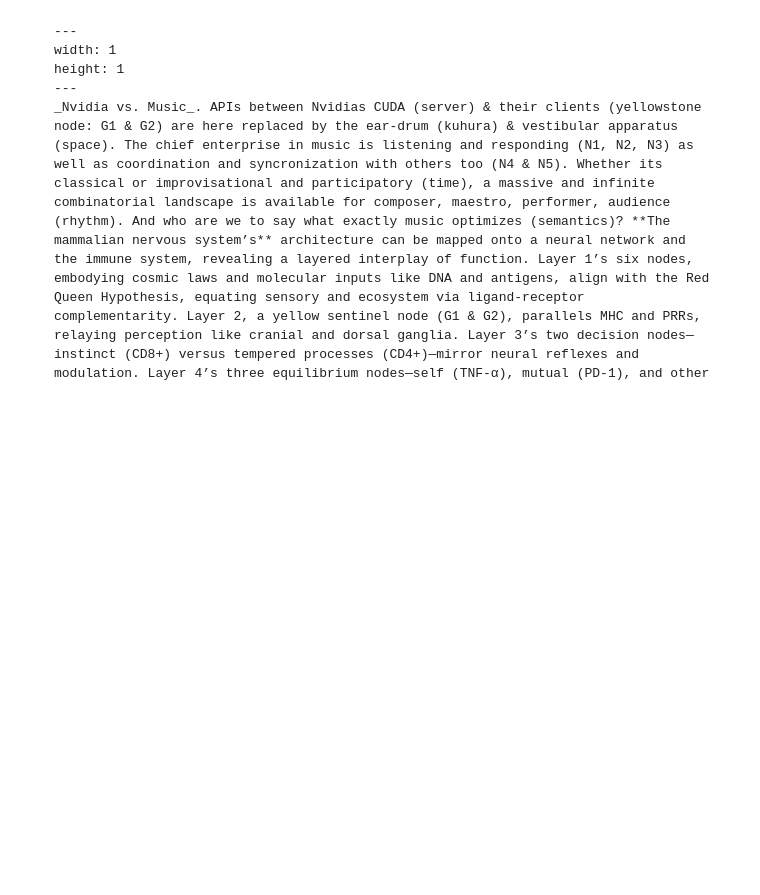
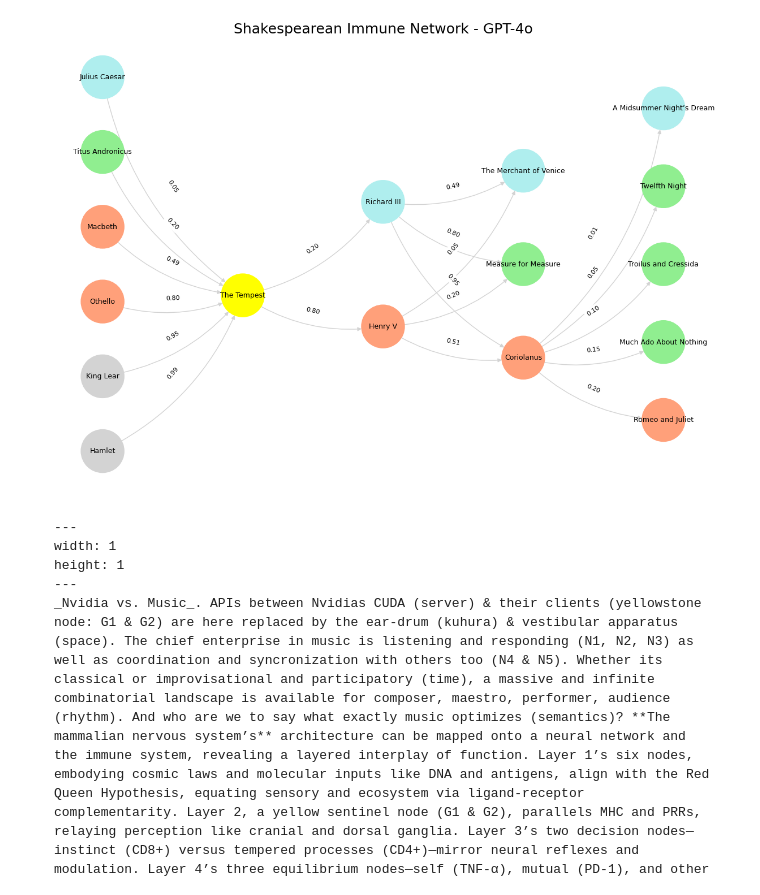
Before and after one commit to abikesa/github, a Jupyter notebook: kitabo/ensi/_build/jupyter_execute/act3/part1/part1_1.ipynb, the cells around one changed output. Drawn from its saved outputs; the diff is of its cells as text; code cells hidden in the pictures; blank space fills up the shorter version.

````diff
--- a/kitabo/ensi/_build/jupyter_execute/act3/part1/part1_1.ipynb
+++ b/kitabo/ensi/_build/jupyter_execute/act3/part1/part1_1.ipynb
@@ -140,3 +30,102 @@ visualize_nn()
+# %%
+import numpy as np
+import matplotlib.pyplot as plt
+import networkx as nx
+
+# Define the Shakespearean immune network layers
+def define_layers():
+    return {
+        'Suis': ['Hamlet', 'King Lear', 'Othello', 'Macbeth', 'Titus Andronicus', 'Julius Caesar'],
+        'Voir': ['The Tempest'],
+        'Choisis': ['Henry V', 'Richard III'],
+        'Deviens': ['Coriolanus', 'Measure for Measure', 'The Merchant of Venice'],
+        "M'élève": ['Romeo and Juliet', 'Much Ado About Nothing', 'Troilus and Cressida', 'Twelfth Night', 'A Midsummer Night’s Dream']
+    }
+
+# Define the weighting function
+def weight_function(noise, signal):
+    return 1 / (1 + noise / signal)
+
+# Assign colors to nodes
+def assign_colors():
+    color_map = {
+        'yellow': ['The Tempest'],
+        'paleturquoise': ['Julius Caesar', 'Richard III', 'The Merchant of Venice', 'A Midsummer Night’s Dream'],
+        'lightgreen': ['Titus Andronicus', 'Measure for Measure', 'Much Ado About Nothing', 'Twelfth Night', 'Troilus and Cressida'],
+        'lightsalmon': ['Othello', 'Macbeth', 'Henry V', 'Coriolanus', 'Romeo and Juliet'],
+    }
+    return {node: color for color, nodes in color_map.items() for node in nodes}
+
+# Define edges and assign weights dynamically
+def define_edges():
+    base_weights = {
+        ('Hamlet', 'The Tempest'): (1, 99),
+        ('King Lear', 'The Tempest'): (5, 95),
+        ('Othello', 'The Tempest'): (20, 80),
+        ('Macbeth', 'The Tempest'): (51, 49),
+        ('Titus Andronicus', 'The Tempest'): (80, 20),
+        ('Julius Caesar', 'The Tempest'): (95, 5),
+        ('The Tempest', 'Henry V'): (20, 80),
+        ('The Tempest', 'Richard III'): (80, 20),
+        ('Henry V', 'Coriolanus'): (49, 51),
+        ('Henry V', 'Measure for Measure'): (80, 20),
+        ('Henry V', 'The Merchant of Venice'): (95, 5),
+        ('Richard III', 'Coriolanus'): (5, 95),
+        ('Richard III', 'Measure for Measure'): (20, 80),
+        ('Richard III', 'The Merchant of Venice'): (51, 49),
+        ('Coriolanus', 'Romeo and Juliet'): (80, 20),
+        ('Coriolanus', 'Much Ado About Nothing'): (85, 15),
+        ('Coriolanus', 'Troilus and Cressida'): (90, 10),
+        ('Coriolanus', 'Twelfth Night'): (95, 5),
+        ('Coriolanus', 'A Midsummer Night’s Dream'): (99, 1),
+    }
+    return {(source, target): weight_function(*values) for (source, target), values in base_weights.items()}
+
+# Calculate node positions
+def calculate_positions(layer, x_offset):
+    y_positions = np.linspace(-len(layer) / 2, len(layer) / 2, len(layer))
+    return [(x_offset, y) for y in y_positions]
+
+# Create and visualize the Shakespearean immune network
+def visualize_nn():
+    layers = define_layers()
+    colors = assign_colors()
+    edges = define_edges()
+
+    G = nx.DiGraph()
+    pos = {}
+    node_colors = []
+
+    # Add nodes and assign positions
+    for i, (layer_name, nodes) in enumerate(layers.items()):
+        positions = calculate_positions(nodes, x_offset=i * 2)
+        for node, position in zip(nodes, positions):
+            G.add_node(node, layer=layer_name)
+            pos[node] = position
+            node_colors.append(colors.get(node, 'lightgray'))
+
+    # Add edges with calculated weights
+    edge_colors = []
+    edges_labels = {}
+    for (source, target), weight in edges.items():
+        G.add_edge(source, target, weight=weight)
+        edges_labels[(source, target)] = f'{weight:.2f}'
+        edge_colors.append('lightgrey')
+
+    # Draw the graph
+    plt.figure(figsize=(12, 8))
+    nx.draw(
+        G, pos, with_labels=True, node_color=node_colors, edge_color=edge_colors,
+        node_size=3000, font_size=9, connectionstyle="arc3,rad=0.2"
+    )
+    nx.draw_networkx_edge_labels(G, pos, edge_labels=edges_labels, font_size=8)
+    plt.title("Shakespearean Immune Network - GPT-4o", fontsize=18)
+    plt.show()
+
+# Run the visualization
+visualize_nn()
+# %% [output]
+[figure, added]
 # %% [markdown]
 ```{figure} ../figures/blanche.*
 ---
````
Also changed, not shown: parts of 3 cells of this notebook, 13 other files.
